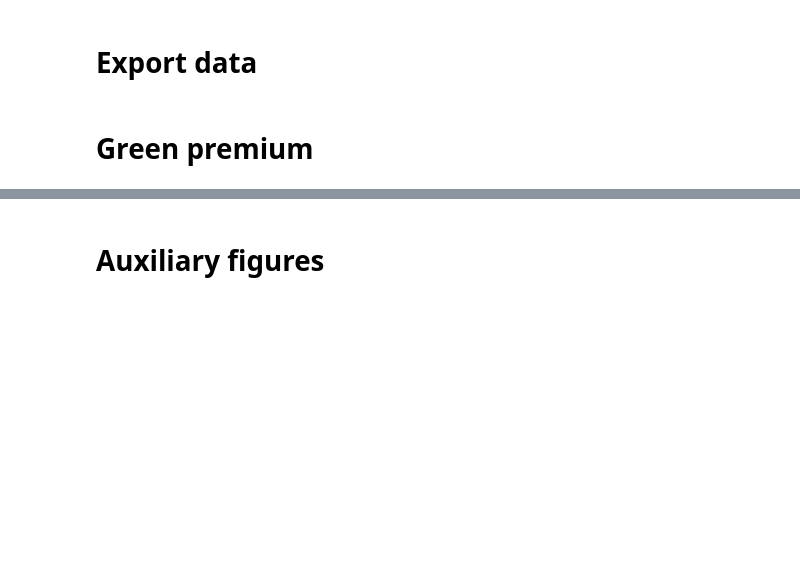
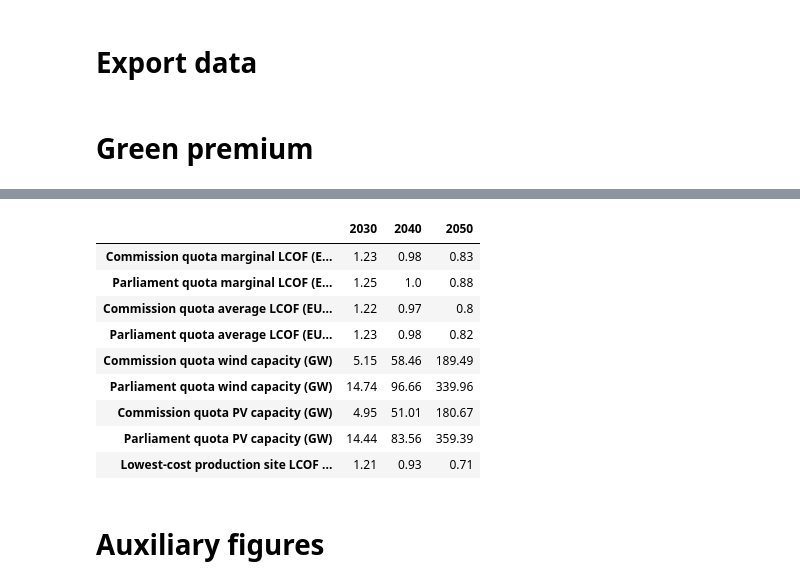
Before and after one commit to kwdseymour/EuroSAFs, a Jupyter notebook: scripts/analysis/cost_curve.ipynb, the cells around one changed output, grey strips where cells are left out. Drawn from its saved outputs; the diff is of its cells as text; code cells hidden in the pictures; blank space fills up the shorter version.

```diff
--- a/scripts/analysis/cost_curve.ipynb
+++ b/scripts/analysis/cost_curve.ipynb
@@ -309,3 +358,55 @@ plt.savefig('../../gfx/green_premium_curve.png', bbox_inches='tight',dpi=400);
+# %%
+summary_df = pd.DataFrame(index=[
+    'Commission quota marginal LCOF (EUR/l)',
+    'Parliament quota marginal LCOF (EUR/l)',
+    'Commission quota average LCOF (EUR/l)',
+    'Parliament quota average LCOF (EUR/l)',
+    'Commission quota wind capacity (GW)',
+    'Parliament quota wind capacity (GW)',
+    'Commission quota PV capacity (GW)',
+    'Parliament quota PV capacity (GW)',
+    'Lowest-cost production site LCOF (EUR/l):',
+    ], columns=[2030,2040,2050])
+commission_quota_marginal_lcofs = {}
+commission_quota_average_lcofs  = {}
+commission_quota_wind_capacity  = {}
+commission_quota_PV_capacity  = {}
+parliament_quota_marginal_lcofs = {}
+parliament_quota_average_lcofs  = {}
+parliament_quota_wind_capacity  = {}
+parliament_quota_PV_capacity  = {}
+minimum_lcof = {}
+for i,year in enumerate(summary_df.columns):
+    production_potential = calculate_production_potential(results[year],[0,18,32])
+    summary_df.loc['Lowest-cost production site LCOF (EUR/l):',year] = round(production_potential['LCOF_liter'].min(),2)
+    cost_curve = calculate_cost_curve(production_potential)
+    cost_curve['fuel_share'] = cost_curve['production_liters_cumsum']/EU32_fuel_demand_liters*100
+
+    summary_df.loc['Commission quota marginal LCOF (EUR/l)',year] = round(cost_curve.iloc[abs(cost_curve['fuel_share'] - commission_quotas[i]).argmin()]['LCOF_liter'],2)
+    summary_df.loc['Parliament quota marginal LCOF (EUR/l)',year] = round(cost_curve.iloc[abs(cost_curve['fuel_share'] - parliament_quotas[i]).argmin()]['LCOF_liter'],2)
+
+    df = cost_curve.loc[cost_curve['fuel_share']<=commission_quotas[i]]
+    summary_df.loc['Commission quota average LCOF (EUR/l)',year] = round((df['LCOF_liter']*df['production_liters']).sum()/df['production_liters'].sum(),2)
+    summary_df.loc['Commission quota wind capacity (GW)',year] = round(sum(df['wind_capacity_MW']*df['plants'])/1e3,2)
+    summary_df.loc['Commission quota PV capacity (GW)',year] = round(sum(df['PV_capacity_MW']*df['plants'])/1e3,2)
+
+    df = cost_curve.loc[cost_curve['fuel_share']<=parliament_quotas[i]]
+    summary_df.loc['Parliament quota average LCOF (EUR/l)',year] = round((df['LCOF_liter']*df['production_liters']).sum()/df['production_liters'].sum(),2)
+    summary_df.loc['Parliament quota wind capacity (GW)',year] = round(sum(df['wind_capacity_MW']*df['plants']))/1e3,2)
+    summary_df.loc['Parliament quota PV capacity (GW)',year] = round(sum(df['PV_capacity_MW']*df['plants'])/1e3,2)
+
+summary_df
+# %% [output]
+|  | 2030 | 2040 | 2050 |
+| Commission quota marginal LCOF (E... | 1.23 | 0.98 | 0.83 |
+| Parliament quota marginal LCOF (E... | 1.25 | 1.0 | 0.88 |
+| Commission quota average LCOF (EU... | 1.22 | 0.97 | 0.8 |
+| Parliament quota average LCOF (EU... | 1.23 | 0.98 | 0.82 |
+| Commission quota wind capacity (GW) | 5.15 | 58.46 | 189.49 |
+| Parliament quota wind capacity (GW) | 14.74 | 96.66 | 339.96 |
+| Commission quota PV capacity (GW) | 4.95 | 51.01 | 180.67 |
+| Parliament quota PV capacity (GW) | 14.44 | 83.56 | 359.39 |
+| Lowest-cost production site LCOF ... | 1.21 | 0.93 | 0.71 |
 # %% [markdown]
 # Auxiliary figures
 # %%
```
Also changed, not shown: parts of 4 cells of this notebook.
